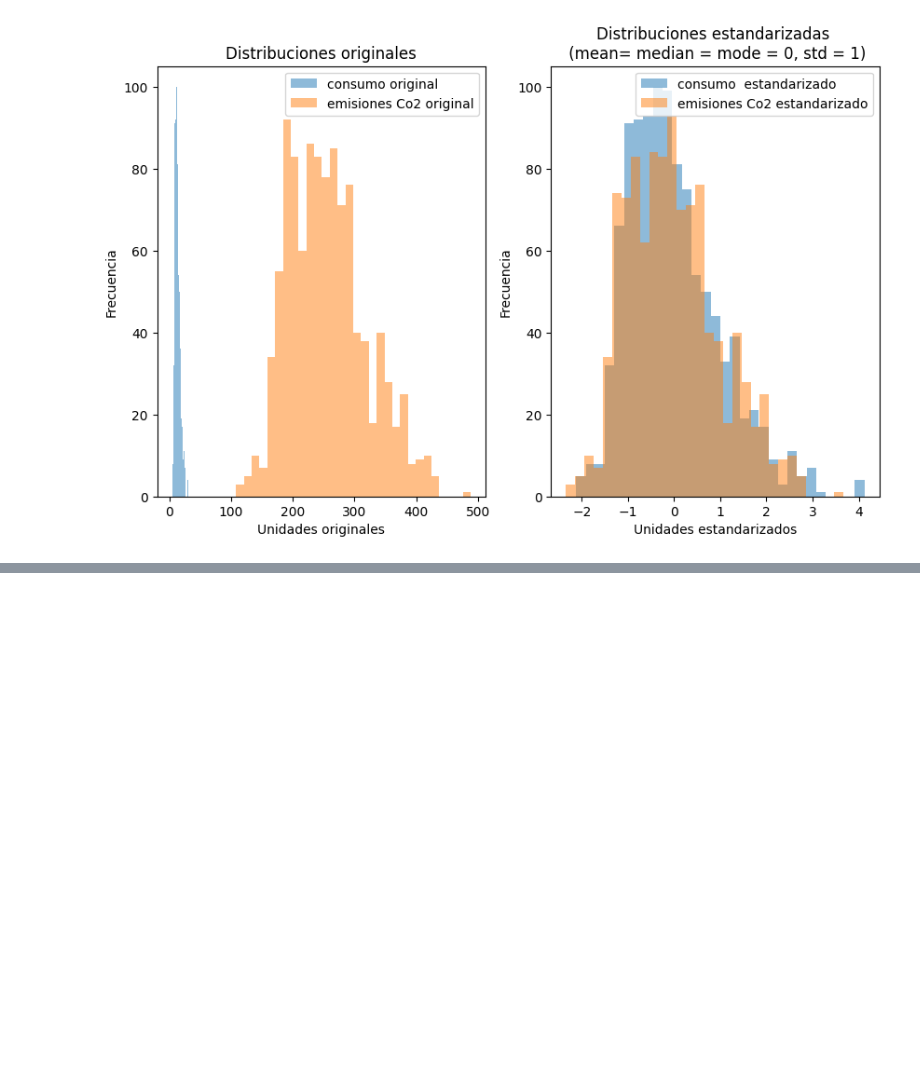
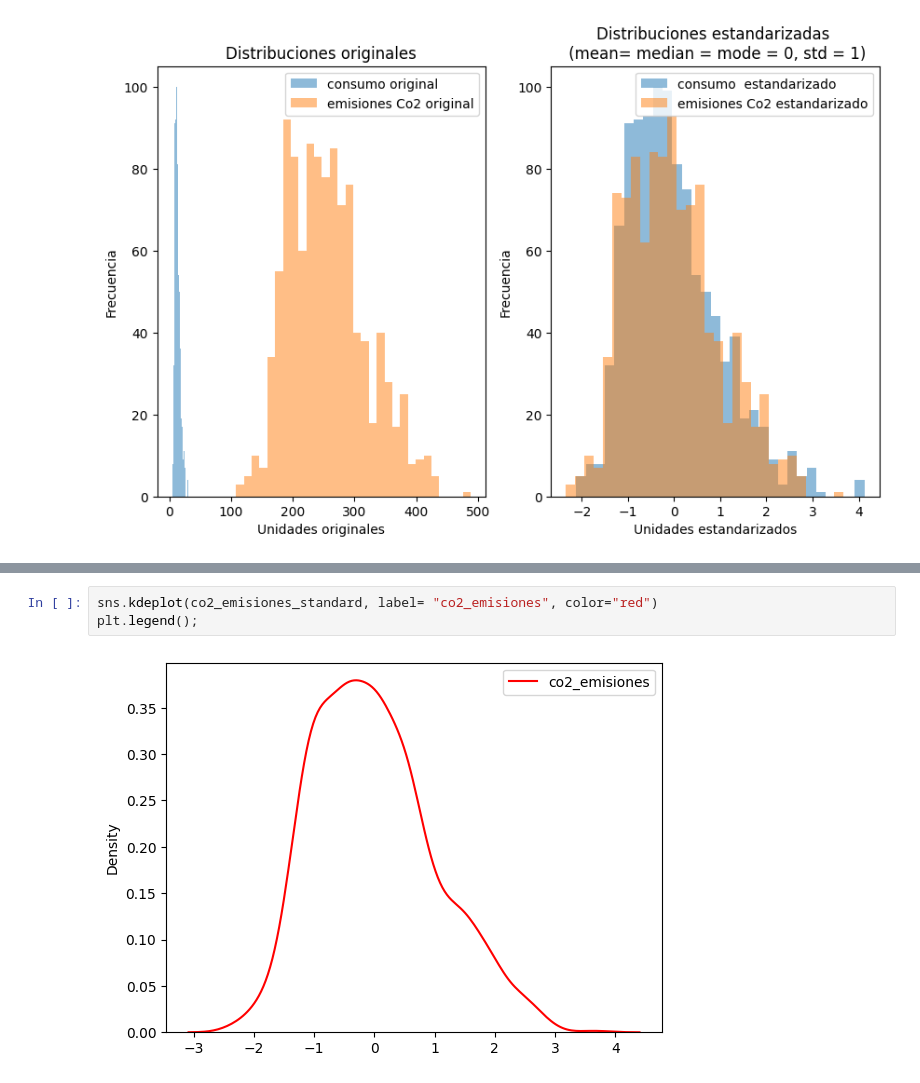
Before and after one commit to Fenix-v/MODULO2, a Jupyter notebook: numpy_estadisticas.ipynb, the cells around one changed output, grey strips where cells are left out. Drawn from its saved outputs; the diff is of its cells as text; blank space fills up the shorter version.

```diff
--- a/numpy_estadisticas.ipynb
+++ b/numpy_estadisticas.ipynb
@@ -581,0 +624,5 @@ plt.legend();
+# %%
+sns.kdeplot(co2_emisiones_standard, label= "co2_emisiones", color="red")
+plt.legend();
+# %% [output]
+[figure, added]
```
Also changed, not shown: parts of 15 cells of this notebook.
